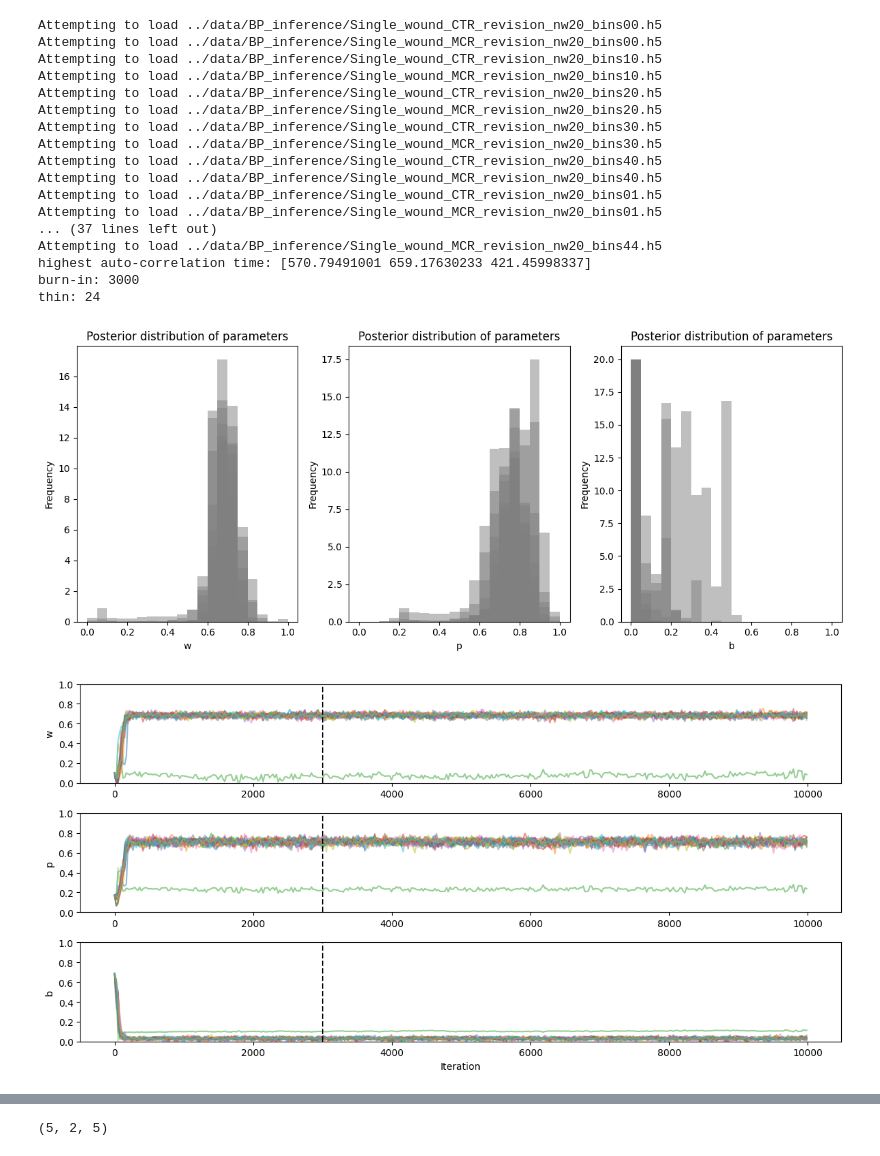
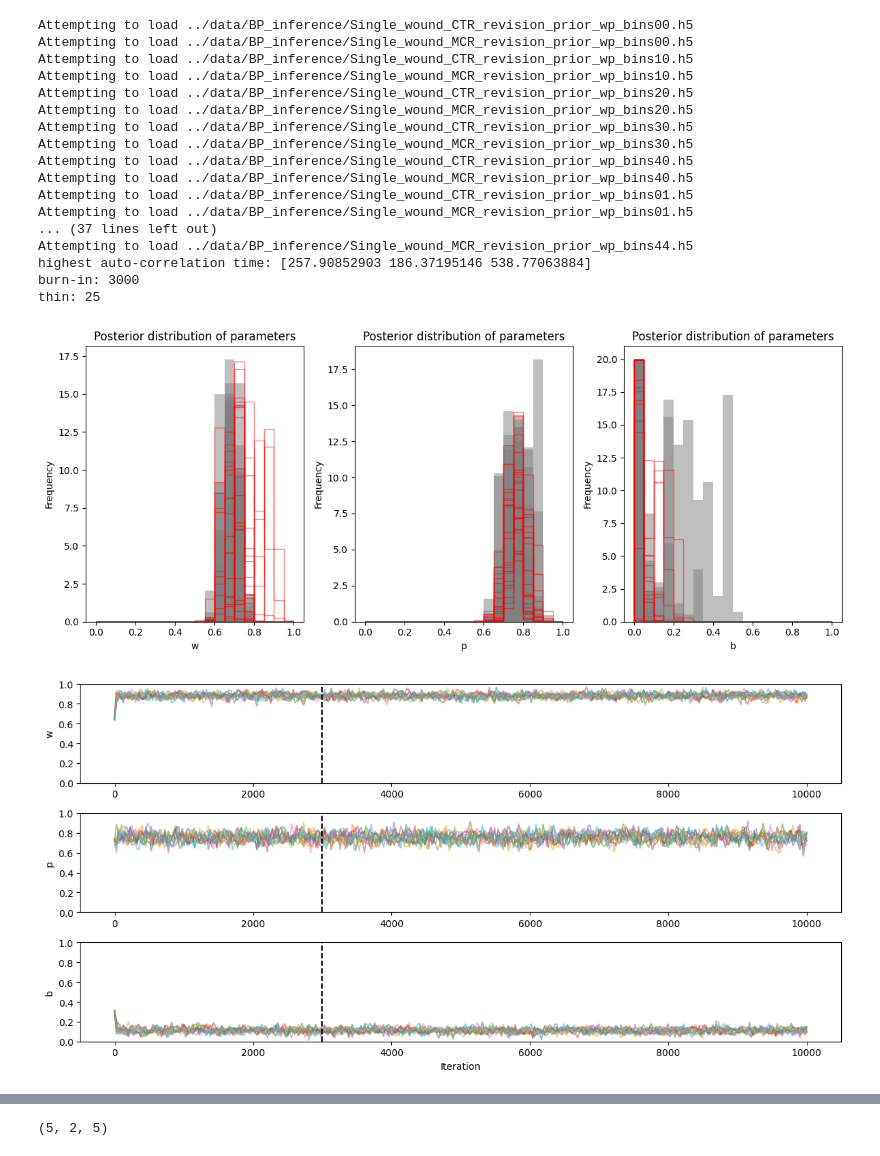
Before and after one commit to Schumacher-group/ImmuneCellMigrationAnalysis, a Jupyter notebook: Notebooks/Observed bias visualisation_revision.ipynb, the cells around one changed output, grey strips where cells are left out. Cells and saved outputs as stored; diff of their text form; code cells hidden in the pictures.

Commit message:
testing bp inference with heavily constrained priors on w and p (which were found not to vary in previous work)

```diff
--- a/Notebooks/Observed bias visualisation_revision.ipynb
+++ b/Notebooks/Observed bias visualisation_revision.ipynb
@@ -10,7 +10,7 @@ import numpy as np
 import emcee
 import seaborn as sns
 # %%
-filesuffix = "_nw20"
+filesuffix = "_prior_wp"
 distance = [54, 105, 195, 305, 430] # Liepe bins: [54, 105, 195, 305, 430]; 2x bins: [54, 87.5, 122.5, 167.5, 222.5, 277.5, 332.5, 395]
 time = [2.5,7.5,12.5,17.5,22.5]
 time_labels = ["0-5","5-10","10-15","15-20","20-25"]
@@ -55,6 +55,19 @@ for i in range(nTimeBins):
         tau = sample_data.get_autocorr_time(tol=0)
         max_tau = np.max((max_tau, tau), axis=0)
         min_tau = np.min((min_tau, tau), axis=0)
+        # now create plot
+        this_thin = int(np.min(tau))
+        this_burnin = max(3000,int(2 * np.max(tau)))
+        samples = sample_data.get_chain(discard=this_burnin, thin=this_thin, flat=True)
+        for dim in range(3):
+            plt.subplot(1,3,dim+1)
+            plt.hist(samples[:,dim], bins=20, range=(0, 1), density= True, alpha=0.5, color='red', histtype='step')
+            # sns.kdeplot(samples[:,dim], clip=[0, 1] ,color='grey')
+            if i==nTimeBins-1 & j==len(distance)-1:
+                plt.xlabel(labels[dim])
+                plt.ylabel('Frequency')
+                plt.title('Posterior distribution of parameters')
+                plt.tight_layout()
 
 burnin = max(3000,int(2 * np.max(max_tau)))
 thin = int(np.min(min_tau))
@@ -64,48 +77,48 @@ print("thin: {0}".format(thin))
 
 plt.show()
 # %% [output]
-Attempting to load ../data/BP_inference/Single_wound_CTR_revision_nw20_bins00.h5
-Attempting to load ../data/BP_inference/Single_wound_MCR_revision_nw20_bins00.h5
-Attempting to load ../data/BP_inference/Single_wound_CTR_revision_nw20_bins10.h5
-Attempting to load ../data/BP_inference/Single_wound_MCR_revision_nw20_bins10.h5
-Attempting to load ../data/BP_inference/Single_wound_CTR_revision_nw20_bins20.h5
-Attempting to load ../data/BP_inference/Single_wound_MCR_revision_nw20_bins20.h5
-Attempting to load ../data/BP_inference/Single_wound_CTR_revision_nw20_bins30.h5
-Attempting to load ../data/BP_inference/Single_wound_MCR_revision_nw20_bins30.h5
-Attempting to load ../data/BP_inference/Single_wound_CTR_revision_nw20_bins40.h5
-Attempting to load ../data/BP_inference/Single_wound_MCR_revision_nw20_bins40.h5
-Attempting to load ../data/BP_inference/Single_wound_CTR_revision_nw20_bins01.h5
-Attempting to load ../data/BP_inference/Single_wound_MCR_revision_nw20_bins01.h5
+Attempting to load ../data/BP_inference/Single_wound_CTR_revision_prior_wp_bins00.h5
+Attempting to load ../data/BP_inference/Single_wound_MCR_revision_prior_wp_bins00.h5
+Attempting to load ../data/BP_inference/Single_wound_CTR_revision_prior_wp_bins10.h5
+Attempting to load ../data/BP_inference/Single_wound_MCR_revision_prior_wp_bins10.h5
+Attempting to load ../data/BP_inference/Single_wound_CTR_revision_prior_wp_bins20.h5
+Attempting to load ../data/BP_inference/Single_wound_MCR_revision_prior_wp_bins20.h5
+Attempting to load ../data/BP_inference/Single_wound_CTR_revision_prior_wp_bins30.h5
+Attempting to load ../data/BP_inference/Single_wound_MCR_revision_prior_wp_bins30.h5
+Attempting to load ../data/BP_inference/Single_wound_CTR_revision_prior_wp_bins40.h5
+Attempting to load ../data/BP_inference/Single_wound_MCR_revision_prior_wp_bins40.h5
+Attempting to load ../data/BP_inference/Single_wound_CTR_revision_prior_wp_bins01.h5
+Attempting to load ../data/BP_inference/Single_wound_MCR_revision_prior_wp_bins01.h5
 ... (37 lines left out)
-Attempting to load ../data/BP_inference/Single_wound_MCR_revision_nw20_bins44.h5
-highest auto-correlation time: [570.79491001 659.17630233 421.45998337]
+Attempting to load ../data/BP_inference/Single_wound_MCR_revision_prior_wp_bins44.h5
+highest auto-correlation time: [257.90852903 186.37195146 538.77063884]
 burn-in: 3000
-thin: 24
+thin: 25
-[figure, old version]
+[figure, new version]
 # %%
 # plot some MCMC chains to check for a reasonable burn-in
-sample_data = emcee.backends.HDFBackend('../data/BP_inference/Single_wound_CTR_revision'+filesuffix+'_bins20.h5')
+sample_data = emcee.backends.HDFBackend('../data/BP_inference/Single_wound_MCR_revision'+filesuffix+'_bins04.h5')
 samples = sample_data.get_chain(discard=0, thin=thin, flat=False)
 
 labels = ['w','p','b']
 ndim = samples.shape[2]
 n_walkers = samples.shape[1]
 n_samples = samples.shape[0]
 x_iterations = np.linspace(0, n_samples*thin, n_samples)
 
 # Trace Plots
 plt.figure(figsize=(12, 6))
 for dim in range(ndim):
     plt.subplot(ndim, 1, dim + 1)
     plt.plot(x_iterations, samples[:, :, dim], alpha=0.5)
     plt.plot([burnin, burnin], [0, 1], 'k--')
     plt.ylabel(labels[dim])
     plt.ylim(0, 1)
 plt.xlabel("Iteration")
 plt.tight_layout()
 plt.show()
 # %% [output]
-[figure, old version]
+[figure, new version]
 # %%
 # define functions to extract the observed bias values from the data
 def bias_param_samples_from_file(emcee_samples):
```
Also changed, not shown: parts of 5 cells of this notebook, 1 other file.
